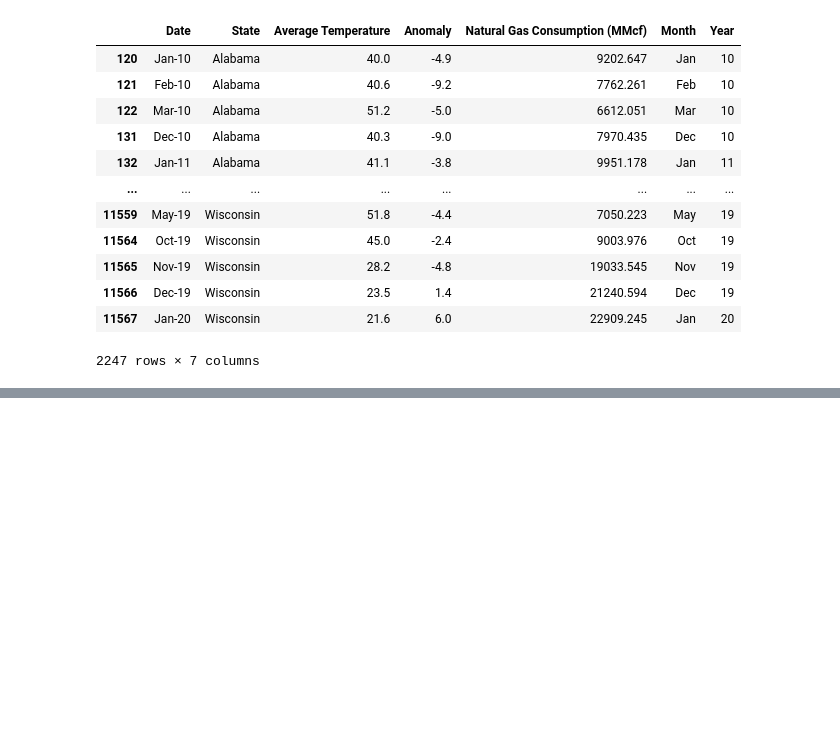
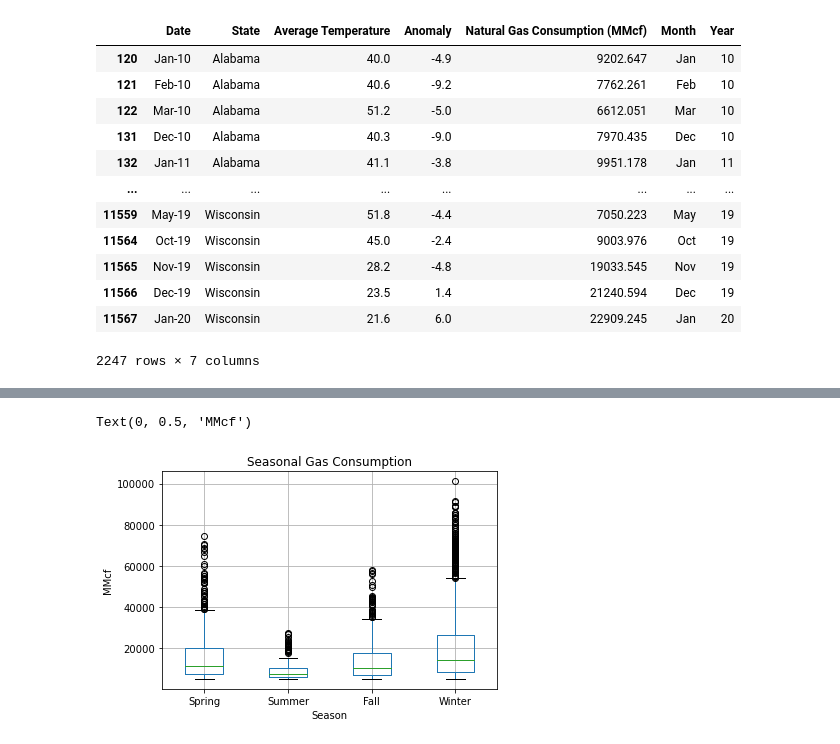
Before and after one commit to kcwf3d/databootcamp_Project_1, a Jupyter notebook: kw/kcw_natural_gas_weather.ipynb, the cells around one changed output, grey strips where cells are left out. Saved outputs shown, nothing was run; the diff lists cells and outputs as text; code cells hidden in the pictures; blank space fills up the shorter version.

```diff
--- a/kw/kcw_natural_gas_weather.ipynb
+++ b/kw/kcw_natural_gas_weather.ipynb
@@ -233,0 +286,10 @@ TypeError: unhashable type: 'dict'
+# %%
+#doing groubpy for boxplot
+
+spring_box_data = spring_loc['Natural Gas Consumption (MMcf)']
+summer_box_data = summer_loc['Natural Gas Consumption (MMcf)']
+fall_box_data = fall_loc['Natural Gas Consumption (MMcf)']
+winter_box_data = winter_loc['Natural Gas Consumption (MMcf)']
+# %%
+ss_box_df= pd.DataFrame({"Spring":spring_box_data, "Summer":summer_box_data, "Fall": fall_box_data, "Winter": winter_box_data})
+ss_box_df.fillna(" ")
@@ -233,0 +310,8 @@ TypeError: unhashable type: 'dict'
+# %%
+season_box=ss_box_df.boxplot()
+season_box.set_title("Seasonal Gas Consumption")
+season_box.set_xlabel("Season")
+season_box.set_ylabel("MMcf")
+# %% [output]
+Text(0, 0.5, 'MMcf')
+[figure, added]
```
Also changed, not shown: parts of 33 cells of this notebook, 3 other files.
